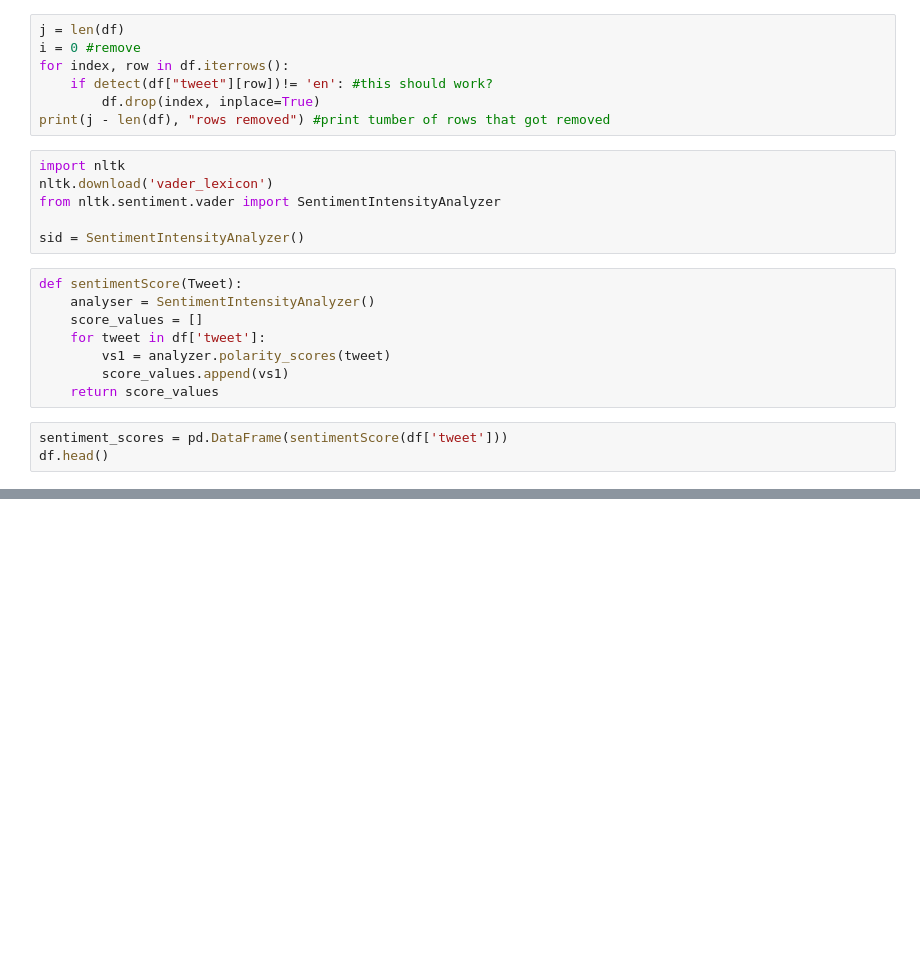
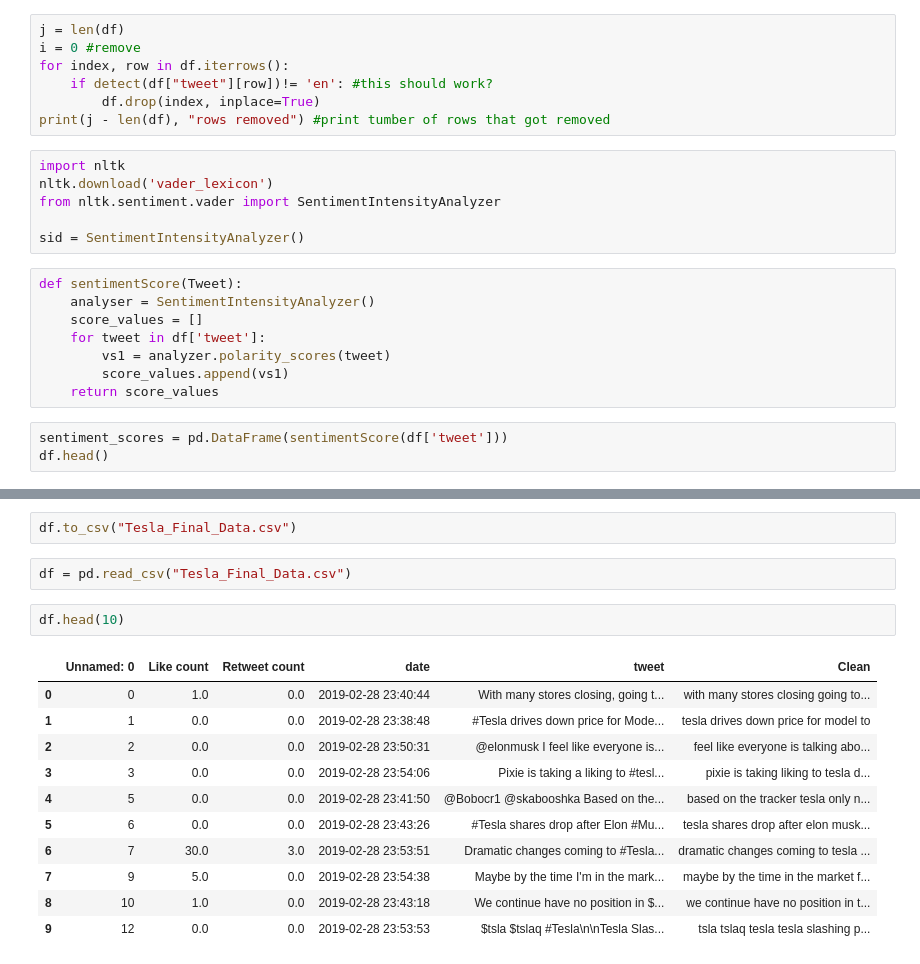
Before and after one commit to 18AnirudhaV/ATweetAStock, a Jupyter notebook: Sentiment_Test.ipynb, the cells around one changed output, grey strips where cells are left out. Drawn from its saved outputs; the diff is of its cells as text; blank space fills up the shorter version.

```diff
--- a/Sentiment_Test.ipynb
+++ b/Sentiment_Test.ipynb
@@ -108,0 +259,18 @@ df.head()
+# %%
+df.to_csv("Tesla_Final_Data.csv")
+# %%
+df = pd.read_csv("Tesla_Final_Data.csv")
+# %%
+df.head(10)
+# %% [output]
+|  | Unnamed: 0 | Like count | Retweet count | date | tweet | Clean |
+| 0 | 0 | 1.0 | 0.0 | 2019-02-28 23:40:44 | With many stores closing, going t... | with many stores closing going to... |
+| 1 | 1 | 0.0 | 0.0 | 2019-02-28 23:38:48 | #Tesla drives down price for Mode... | tesla drives down price for model to |
+| 2 | 2 | 0.0 | 0.0 | 2019-02-28 23:50:31 | @elonmusk I feel like everyone is... | feel like everyone is talking abo... |
+| 3 | 3 | 0.0 | 0.0 | 2019-02-28 23:54:06 | Pixie is taking a liking to #tesl... | pixie is taking liking to tesla d... |
+| 4 | 5 | 0.0 | 0.0 | 2019-02-28 23:41:50 | @Bobocr1 @skabooshka Based on the... | based on the tracker tesla only n... |
+| 5 | 6 | 0.0 | 0.0 | 2019-02-28 23:43:26 | #Tesla shares drop after Elon #Mu... | tesla shares drop after elon musk... |
+| 6 | 7 | 30.0 | 3.0 | 2019-02-28 23:53:51 | Dramatic changes coming to #Tesla... | dramatic changes coming to tesla ... |
+| 7 | 9 | 5.0 | 0.0 | 2019-02-28 23:54:38 | Maybe by the time I'm in the mark... | maybe by the time in the market f... |
+| 8 | 10 | 1.0 | 0.0 | 2019-02-28 23:43:18 | We continue have no position in $... | we continue have no position in t... |
+| 9 | 12 | 0.0 | 0.0 | 2019-02-28 23:53:53 | $tsla $tslaq #Tesla\n\nTesla Slas... | tsla tslaq tesla tesla slashing p... |
```
Also changed, not shown: parts of 22 cells of this notebook.
